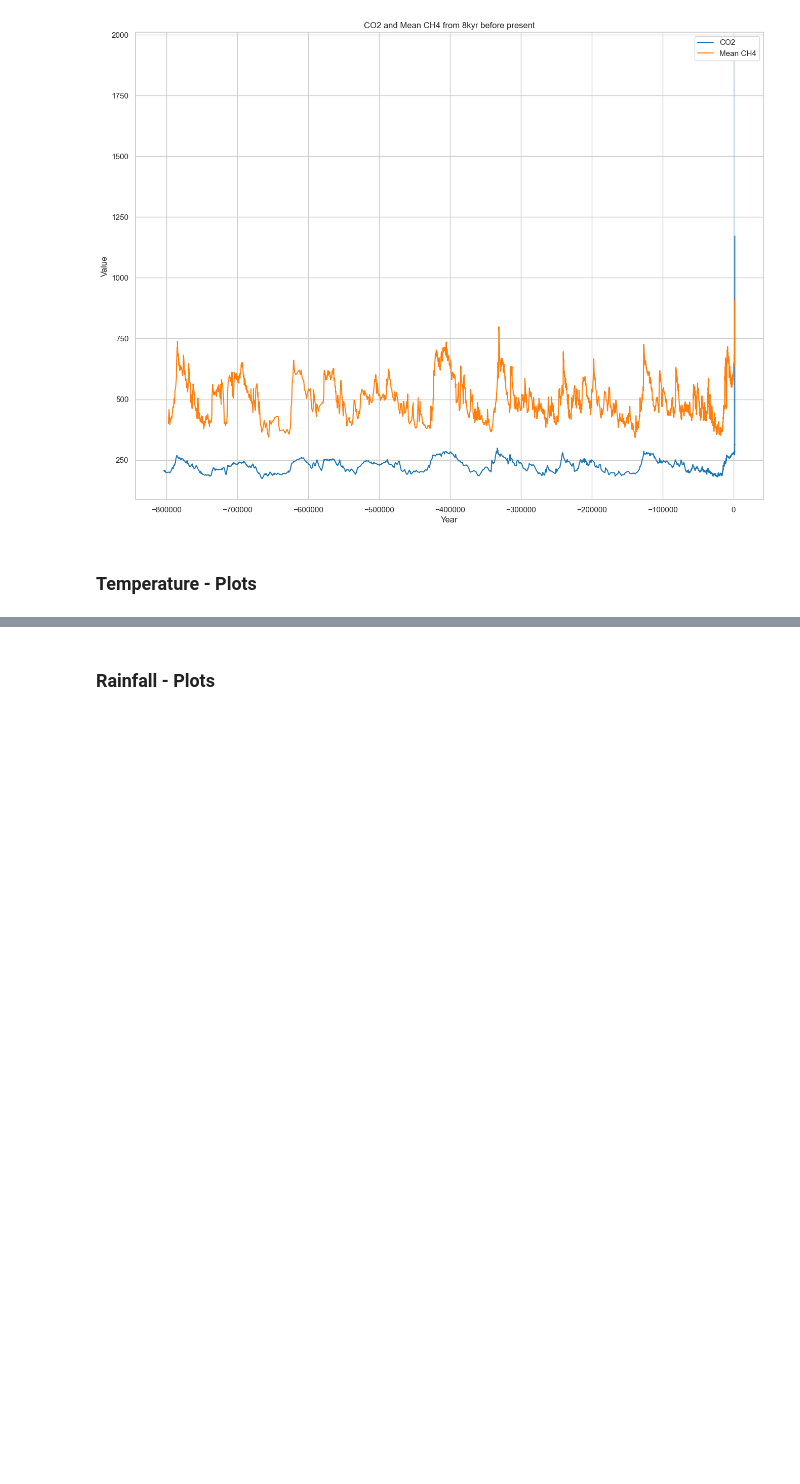
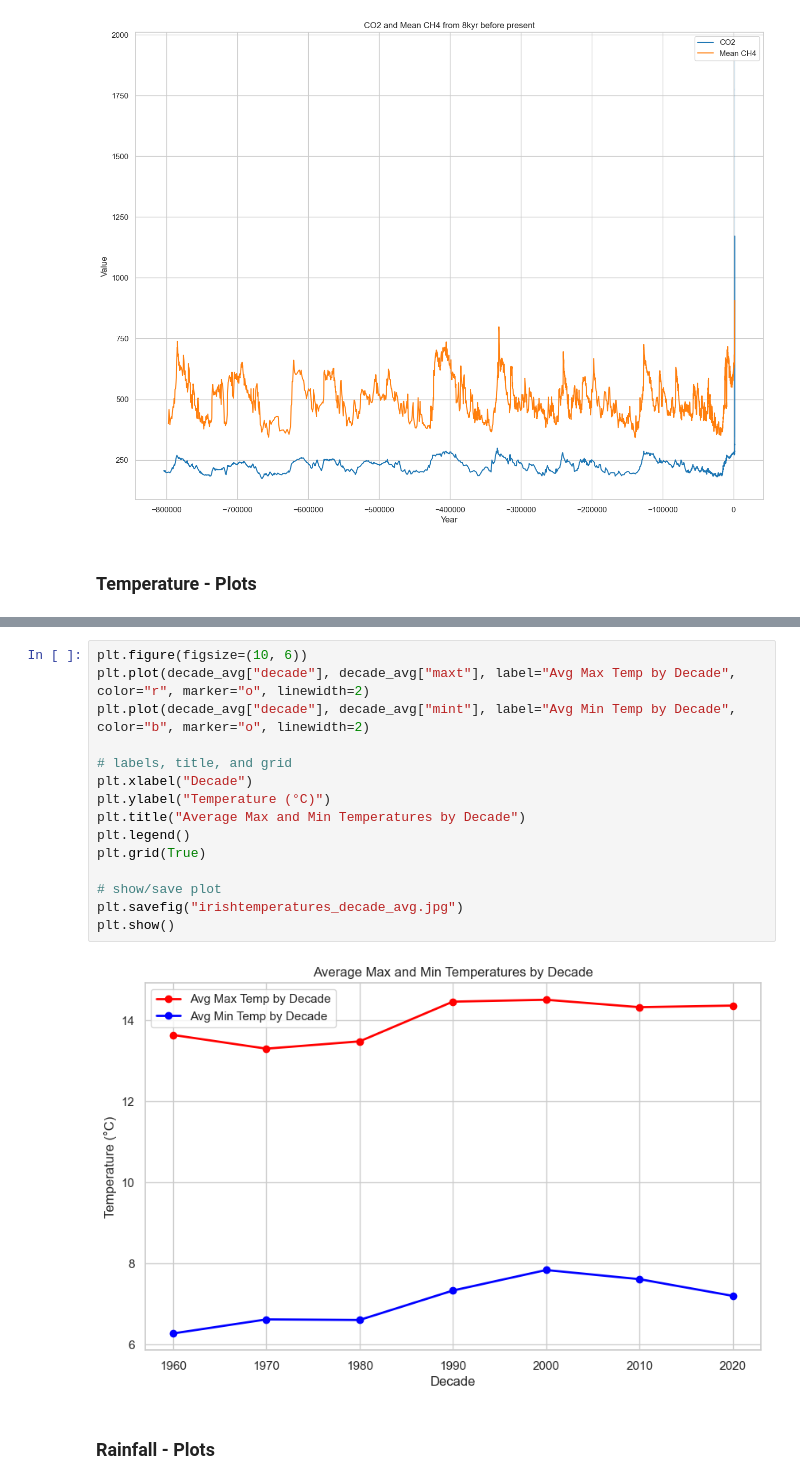
Before and after one commit to rebhanqui/programming-data-project-2, a Jupyter notebook: climate-change-data.ipynb, the cells around one changed output, grey strips where cells are left out. Drawn from its saved outputs; the diff is of its cells as text; blank space fills up the shorter version.

```diff
--- a/climate-change-data.ipynb
+++ b/climate-change-data.ipynb
@@ -911,3 +915,20 @@ plt.show()
+# %%
+plt.figure(figsize=(10, 6))
+plt.plot(decade_avg["decade"], decade_avg["maxt"], label="Avg Max Temp by Decade", color="r", marker="o", linewidth=2)
+plt.plot(decade_avg["decade"], decade_avg["mint"], label="Avg Min Temp by Decade", color="b", marker="o", linewidth=2)
+
+# labels, title, and grid
+plt.xlabel("Decade")
+plt.ylabel("Temperature (°C)")
+plt.title("Average Max and Min Temperatures by Decade")
+plt.legend()
+plt.grid(True)
+
+# show/save plot
+plt.savefig("irishtemperatures_decade_avg.jpg")
+plt.show()
+# %% [output]
+[figure, added]
 # %% [markdown]
 ### Rainfall - Plots
 # %%
```
Also changed, not shown: parts of 39 cells of this notebook, 17 other files.
